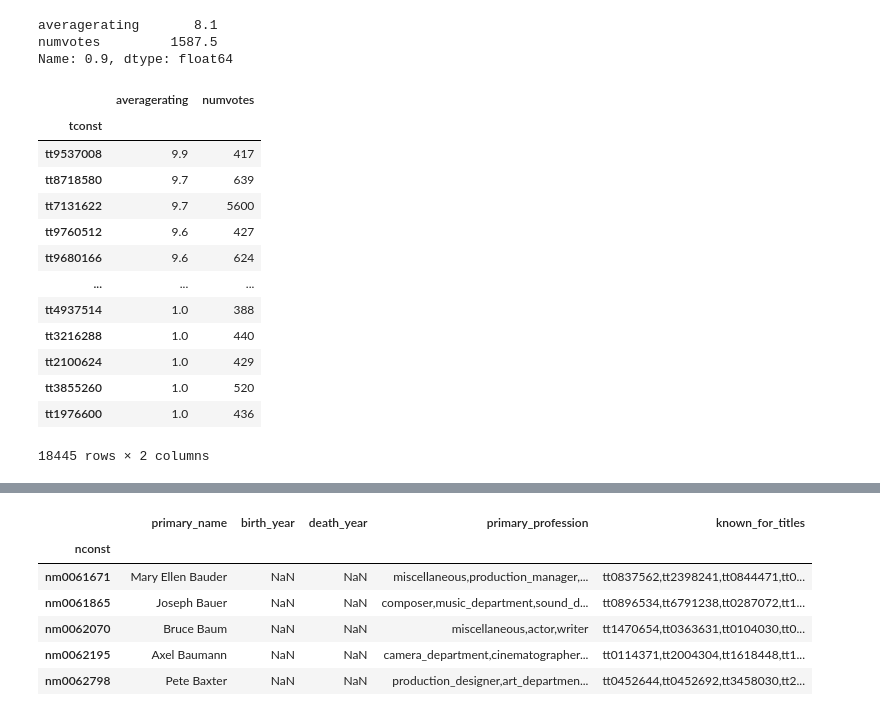
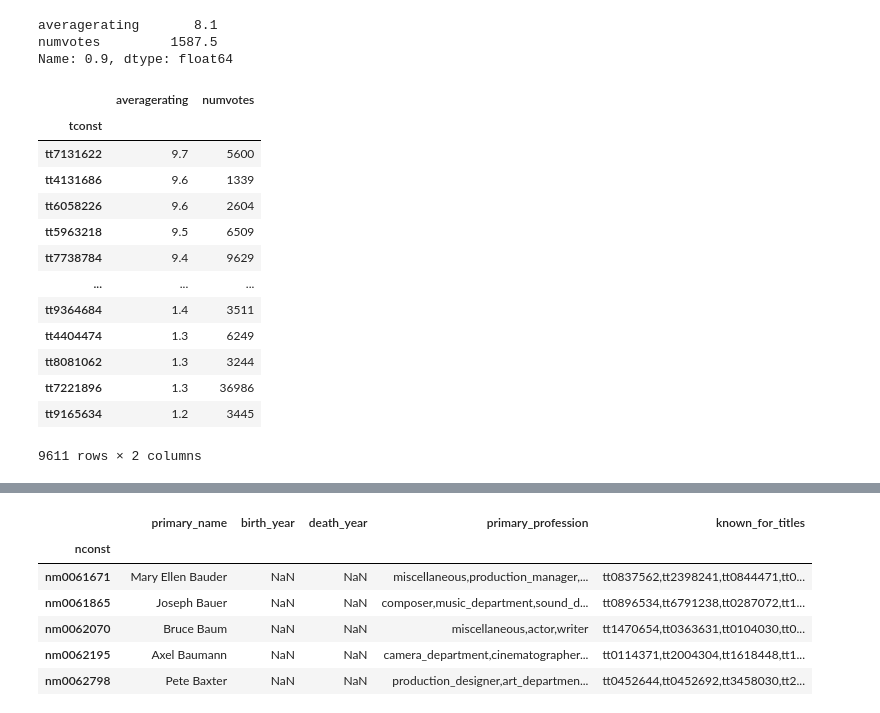
Before and after one commit to tjkim614/microsoft-movie-analysis, a Jupyter notebook: data-cleaning.ipynb, the cells around one changed output, grey strips where cells are left out. Cells and saved outputs as stored; diff of their text form; code cells hidden in the pictures.

```diff
--- a/data-cleaning.ipynb
+++ b/data-cleaning.ipynb
@@ -75,24 +93,24 @@ averagerating       8.1
 numvotes         1587.5
 Name: 0.9, dtype: float64
 # %%
-rating = df6.sort_values(by=['averagerating'], ascending=False).loc[df6['numvotes'] > 282].set_index('tconst')
+rating = df6.sort_values(by=['averagerating'], ascending=False).loc[df6['numvotes'] > 1000].set_index('tconst')
 rating
 # movies with more than 1000 ratings, sorted by highest rating.
 # contains no null values!
 # correlation between num votes and revenue?
 # %% [output]
 |  | averagerating | numvotes |
 | tconst |  |  |
-| tt9537008 | 9.9 | 417 |
-| tt8718580 | 9.7 | 639 |
 | tt7131622 | 9.7 | 5600 |
-| tt9760512 | 9.6 | 427 |
-| tt9680166 | 9.6 | 624 |
+| tt4131686 | 9.6 | 1339 |
+| tt6058226 | 9.6 | 2604 |
+| tt5963218 | 9.5 | 6509 |
+| tt7738784 | 9.4 | 9629 |
 | ... | ... | ... |
-| tt4937514 | 1.0 | 388 |
-| tt3216288 | 1.0 | 440 |
-| tt2100624 | 1.0 | 429 |
-| tt3855260 | 1.0 | 520 |
-| tt1976600 | 1.0 | 436 |
+| tt9364684 | 1.4 | 3511 |
+| tt4404474 | 1.3 | 6249 |
+| tt8081062 | 1.3 | 3244 |
+| tt7221896 | 1.3 | 36986 |
+| tt9165634 | 1.2 | 3445 |
-18445 rows × 2 columns
+9611 rows × 2 columns
 # %%
```
Also changed, not shown: parts of 15 cells of this notebook.
